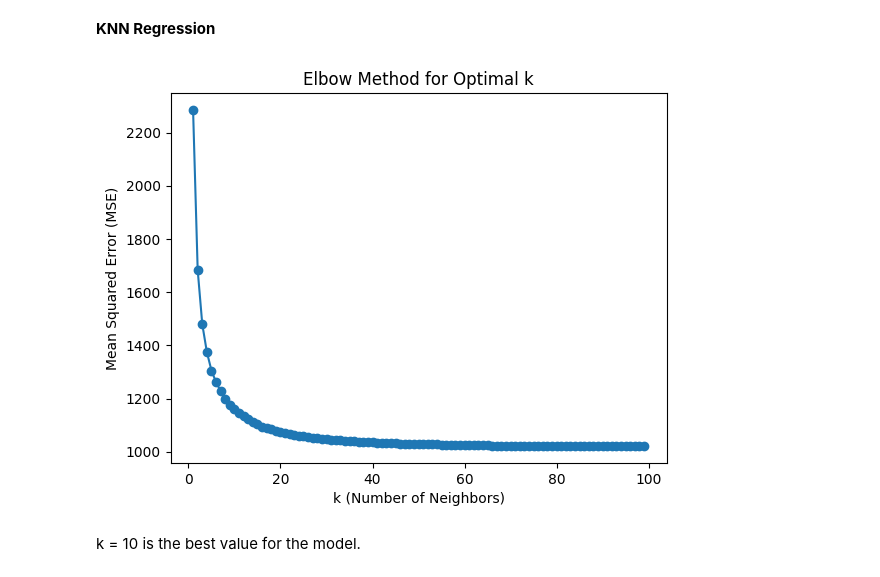
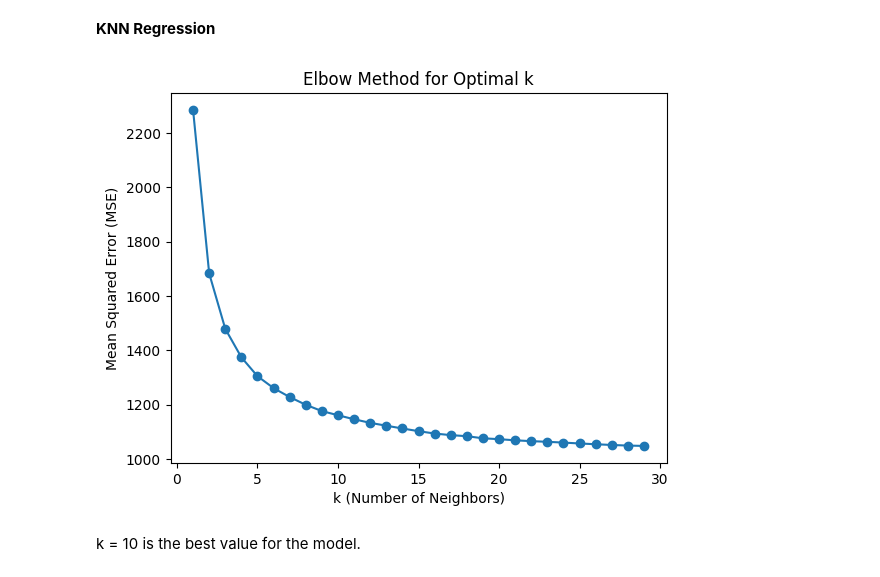
Before and after one commit to BenguBarisBalkan/AIN-311_Project, a Jupyter notebook: project_models.ipynb, the cells around one changed output. Drawn from its saved outputs; the diff is of its cells as text; code cells hidden in the pictures.

Commit message:
model evaluations

```diff
--- a/project_models.ipynb
+++ b/project_models.ipynb
@@ -18,7 +18,7 @@ warnings.filterwarnings('ignore')
 # Data Exploration
 # %%
 # Load the data.
-dataset = pd.read_csv('merged_data.csv')
+dataset = pd.read_csv('merged_data/merged_data.csv')
 dataset
 # %% [output]
 |  | Unnamed: 0 | Brand | Model | mass | wheel_base | axle_width_steering | axle_width_other | engine_cap | ... |
@@ -340,26 +363,4 @@ def mean_absolute_percentage_error(y_true, y_pred):
 # %%
 lin_reg = LinearRegression()
 model = lin_reg.fit(X_train,y_train)
-predictions = lin_reg.predict(X_test)
+y_pred = lin_reg.predict(X_test)
-# %%
-# 0.18 (R²) indicates an average model.
-r2 = metrics.r2_score(y_test, predictions)
-print(f'R-squared (R²): {r2}')
-# (MAE)
-mae = metrics.mean_absolute_error(y_test, predictions)
-print(f'Mean Absolute Error (MAE): {mae}')
-# (MSE)
-mse = metrics.mean_squared_error(y_test, predictions)
-print(f'Mean Squared Error (MSE): {mse}')
-# (RMSE)
-rmse = np.sqrt(mse)
-print(f'Root Mean Squared Error (RMSE): {rmse}')
-# Lower MAPE value indicates a better model.
-mape = mean_absolute_percentage_error(y_test, predictions)
-print(f'MAPE: {mape}%')
-# Pearson Coefficient
-pearson_corr, _ = pearsonr(y_test, predictions)
-print(f"Pearson Coefficient: {pearson_corr}")
-# Spearman Coefficient
-spearman_corr, _ = spearmanr(y_test, predictions)
-print(f"Spearman Coefficient: {spearman_corr}")
@@ -395,23 +399,23 @@ plt.show()
 **KNN Regression**
 # %%
 # Elbow Method to decide best k.
-k_values = range(1, 100)
+k_values = range(1, 30)
 mse_values = []
 
 for k in k_values:
     knn_model = KNeighborsRegressor(n_neighbors=k)
     knn_model.fit(X_train, y_train)
     y_pred = knn_model.predict(X_test)
     mse = metrics.mean_squared_error(y_test, y_pred)
     mse_values.append(mse)
 
 plt.plot(k_values, mse_values, marker='o')
 plt.xlabel('k (Number of Neighbors)')
 plt.ylabel('Mean Squared Error (MSE)')
 plt.title('Elbow Method for Optimal k')
 plt.show()
 # %% [output]
-[figure, old version]
+[figure, new version]
 # %% [markdown]
 k = 10 is the best value for the model.
 # %%
```
Also changed, not shown: parts of 22 cells of this notebook.
